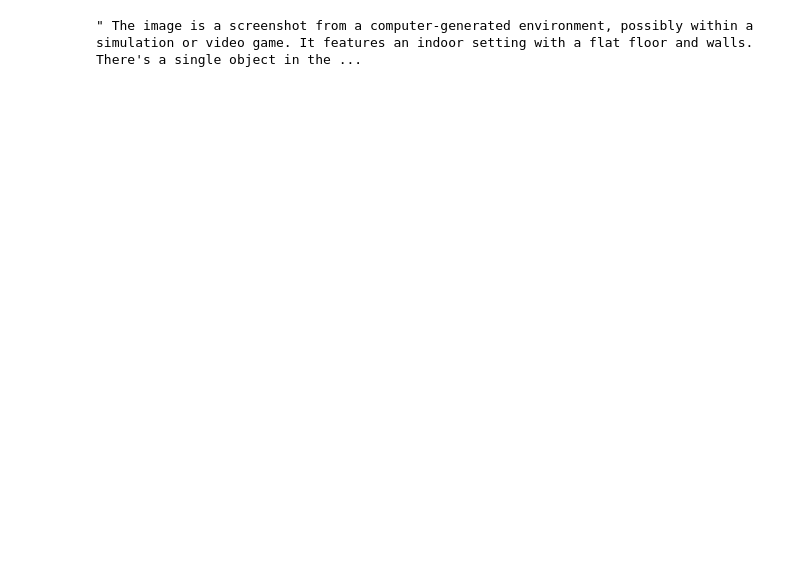
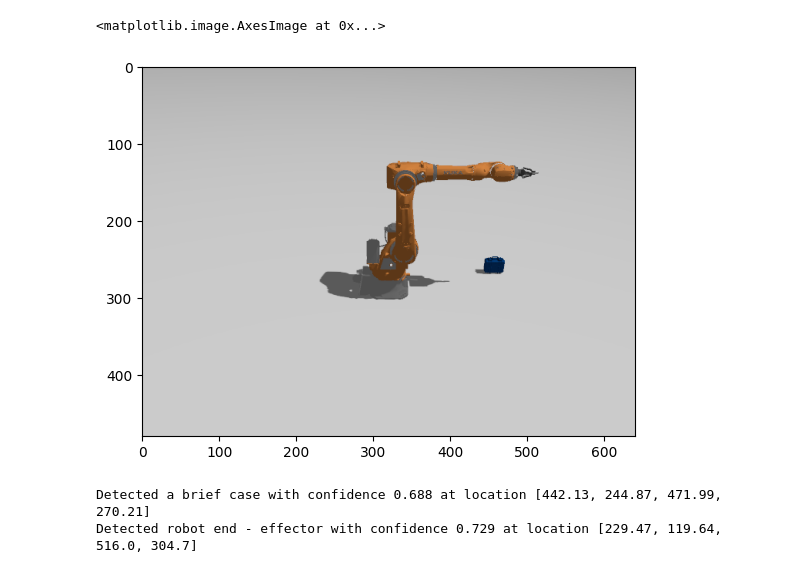
Before and after one commit to REZ3LIET/LLM_Control, a Jupyter notebook: llm_image_analyser/llm_image_analyser/check.ipynb, the cells around one changed output. Cells and saved outputs as stored; diff of their text form; code cells hidden in the pictures; blank space fills up the shorter version.

```diff
--- a/llm_image_analyser/llm_image_analyser/check.ipynb
+++ b/llm_image_analyser/llm_image_analyser/check.ipynb
@@ -84,5 +0,0 @@ prompt_func({"text": "Describe image", "image": "image_b64"})
-# %%
-chain = prompt_func | llm | StrOutputParser()
-chain.invoke({"text": "Describe image", "image": image_b64})
-# %% [output]
-" The image is a screenshot from a computer-generated environment, possibly within a simulation or video game. It features an indoor setting with a flat floor and walls. There's a single object in the ...
@@ -88,0 +16,11 @@ chain.invoke({"text": "Describe image", "image": image_b64})
+# %%
+file_path = "/workspaces/PnP_Pl/colcon_ws/src/LLM_Control/llm_image_analyser/llm_image_analyser/kuka_feed.png"
+text_labels = [["robot end-effector", "a brief case"]]
+
+img = cv2.imread(file_path, cv2.IMREAD_UNCHANGED)
+img = cv2.cvtColor(img, cv2.COLOR_BGR2RGB)
+# img = Image.open(file_path)
+plt.imshow(img)
+# %% [output]
+<matplotlib.image.AxesImage at 0x...>
+[figure, added]
@@ -88,0 +40,8 @@ chain.invoke({"text": "Describe image", "image": image_b64})
+# %%
+result = results[0]
+for box, score, labels in zip(result["boxes"], result["scores"], result["labels"]):
+    box = [round(x, 2) for x in box.tolist()]
+    print(f"Detected {labels} with confidence {round(score.item(), 3)} at location {box}")
+# %% [output]
+Detected a brief case with confidence 0.688 at location [442.13, 244.87, 471.99, 270.21]
+Detected robot end - effector with confidence 0.729 at location [229.47, 119.64, 516.0, 304.7]
```
Also changed, not shown: parts of 8 cells of this notebook, 6 other files.
